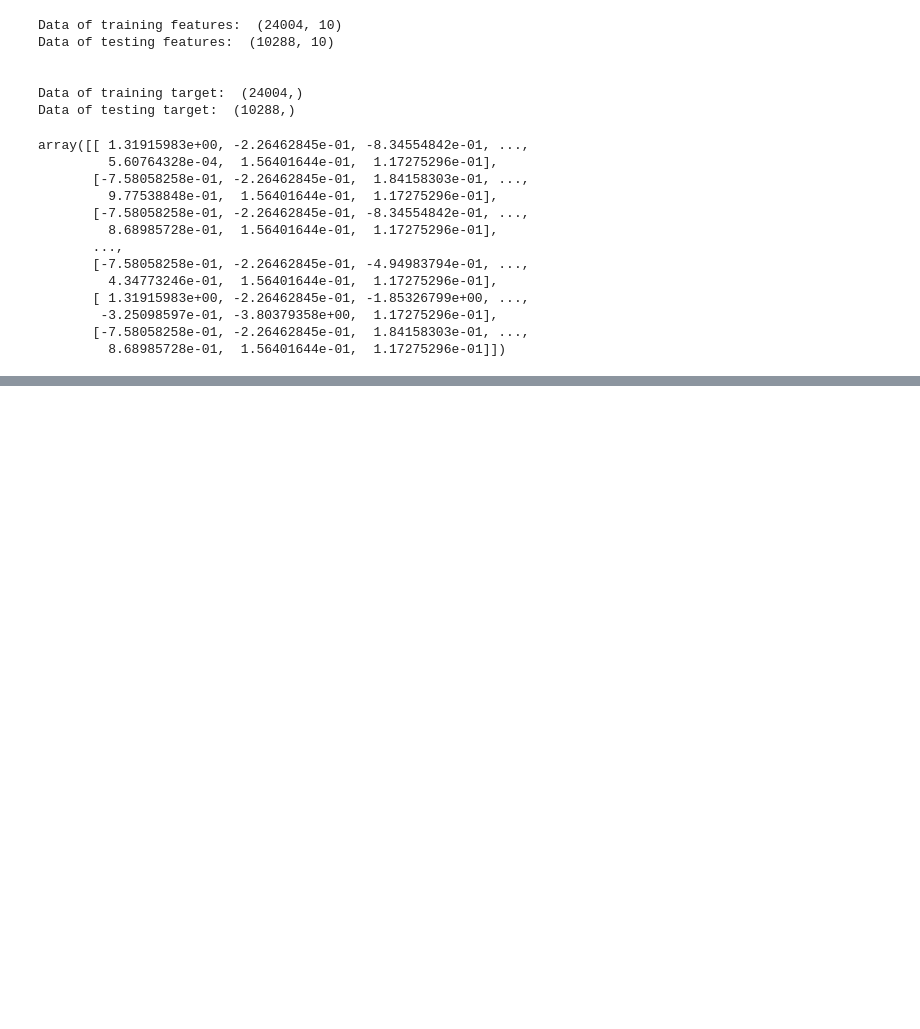
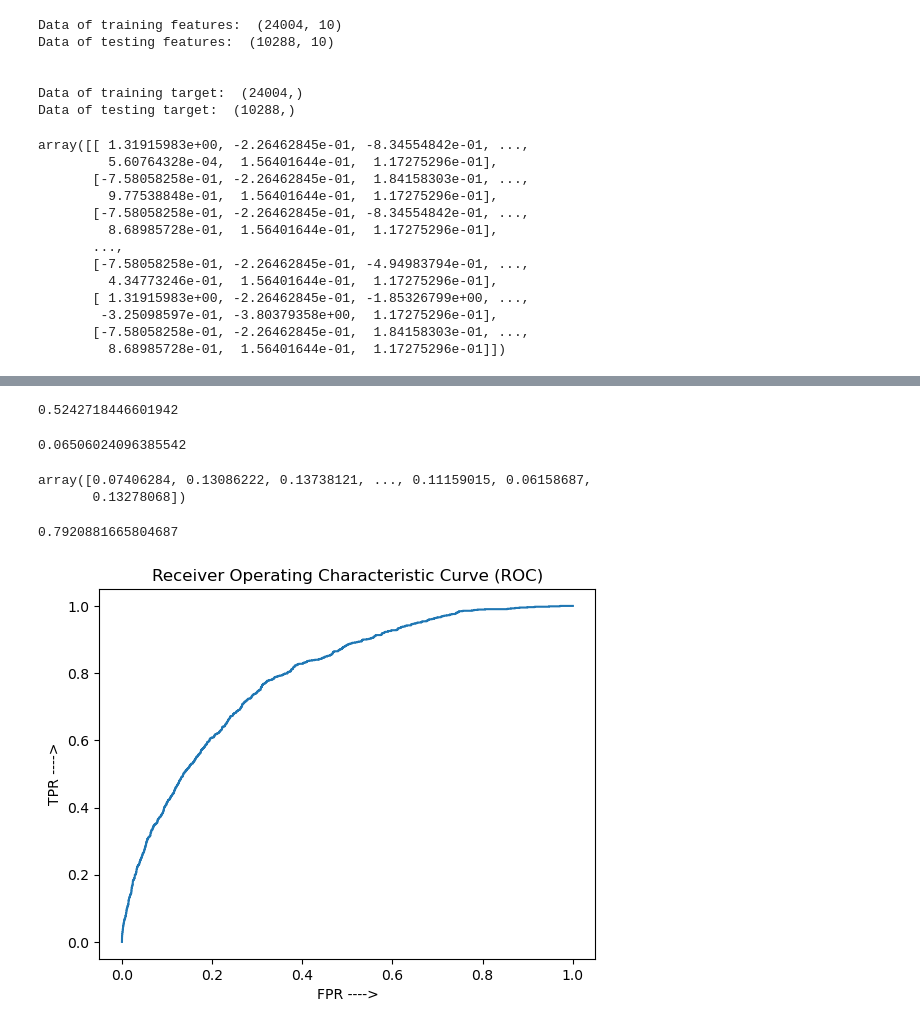
Before and after one commit to TirumaniSrilakshmi/YourCabs-ML-project, a Jupyter notebook: travelType2.ipynb, the cells around one changed output, grey strips where cells are left out. Drawn from its saved outputs; the diff is of its cells as text; code cells hidden in the pictures; blank space fills up the shorter version.

```diff
--- a/travelType2.ipynb
+++ b/travelType2.ipynb
@@ -120,0 +165,33 @@ array([[ 1.31915983e+00, -2.26462845e-01, -8.34554842e-01, ...,
+# %%
+precision_logreg = metrics.precision_score(y_test,y_pred)
+precision_logreg
+# %% [output]
+0.5242718446601942
+# %%
+recall_logreg = metrics.recall_score(y_test,y_pred)
+recall_logreg
+# %% [output]
+0.06506024096385542
+# %%
+#AUC
+y_pred_prob = model_logreg.predict_proba(x_test)[:,1]
+y_pred_prob
+# %% [output]
+array([0.07406284, 0.13086222, 0.13738121, ..., 0.11159015, 0.06158687,
+       0.13278068])
+# %%
+auc_logreg = metrics.roc_auc_score(y_test,y_pred_prob)
+auc_logreg
+# %% [output]
+0.7920881665804687
+# %%
+y_pred_proba = model_logreg.predict_proba(x_test)[:,1]
+fpr,tpr,_=metrics.roc_curve(y_test,y_pred_proba)
+auc = metrics.roc_auc_score(y_test, y_pred_proba)
+plt.plot(fpr,tpr,label="auc="+str(auc))
+plt.title("Receiver Operating Characteristic Curve (ROC)")
+plt.xlabel("FPR ---->")
+plt.ylabel("TPR ---->")
+plt.show()
+# %% [output]
+[figure, added]
```
Also changed, not shown: parts of 6 cells of this notebook, 1 other file.
